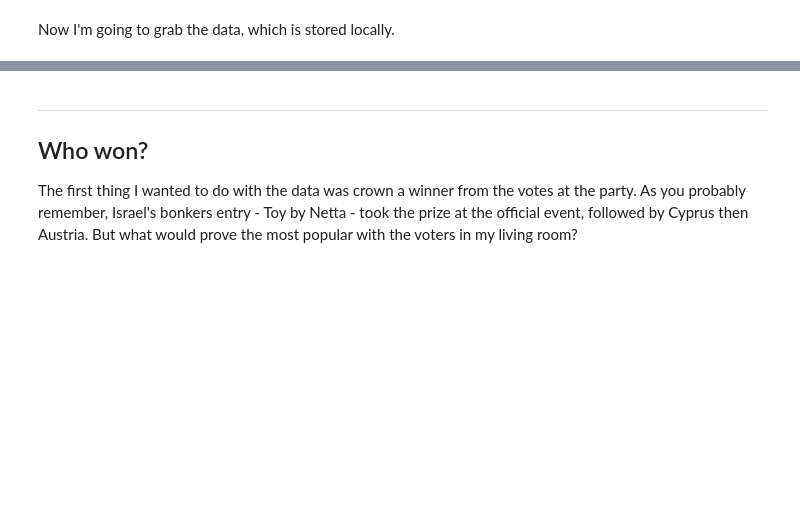
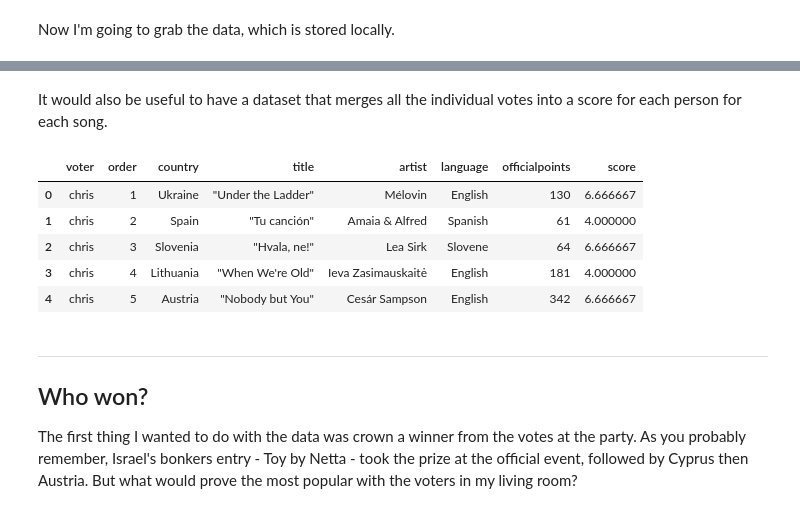
Before and after one commit to duncangeere/eurovision2018, a Jupyter notebook: eurovision2018.ipynb, the cells around one changed output, grey strips where cells are left out. Cells and saved outputs as stored; diff of their text form; code cells hidden in the pictures; blank space fills up the shorter version.

```diff
--- a/eurovision2018.ipynb
+++ b/eurovision2018.ipynb
@@ -23,3 +23,31 @@ votes.head()
+# %% [markdown]
+It would also be useful to have a dataset that merges all the individual votes into a score for each person for each song.
+# %%
+scoreslist = []
+
+for voter in votes.voter.unique():
+    for country in votes.country.unique():
+        row = []
+        row.append(voter)
+        row.append(votes[(votes.country == country)].order.tolist()[0])
+        row.append(country)
+        row.append(votes[(votes.country == country)].title.tolist()[0])
+        row.append(votes[(votes.country == country)].artist.tolist()[0])
+        row.append(votes[(votes.country == country)].language.tolist()[0])
+        row.append(votes[(votes.country == country)].officialpoints.tolist()[0])
+        row.append(votes[(votes.country == country) & (votes.voter == voter)].score.mean())
+
+        scoreslist.append(row)
+
+scores = pd.DataFrame(scoreslist, columns = ["voter","order","country","title","artist","language","officialpoints","score"])
+scores.head()
+# %% [output]
+|  | voter | order | country | title | artist | language | officialpoints | score |
+| 0 | chris | 1 | Ukraine | "Under the Ladder" | Mélovin | English | 130 | 6.666667 |
+| 1 | chris | 2 | Spain | "Tu canción" | Amaia & Alfred | Spanish | 61 | 4.000000 |
+| 2 | chris | 3 | Slovenia | "Hvala, ne!" | Lea Sirk | Slovene | 64 | 6.666667 |
+| 3 | chris | 4 | Lithuania | "When We're Old" | Ieva Zasimauskaitė | English | 181 | 4.000000 |
+| 4 | chris | 5 | Austria | "Nobody but You" | Cesár Sampson | English | 342 | 6.666667 |
 # %% [markdown]
 ---
 ## Who won?
```
Also changed, not shown: parts of 11 cells of this notebook, 3 other files.
